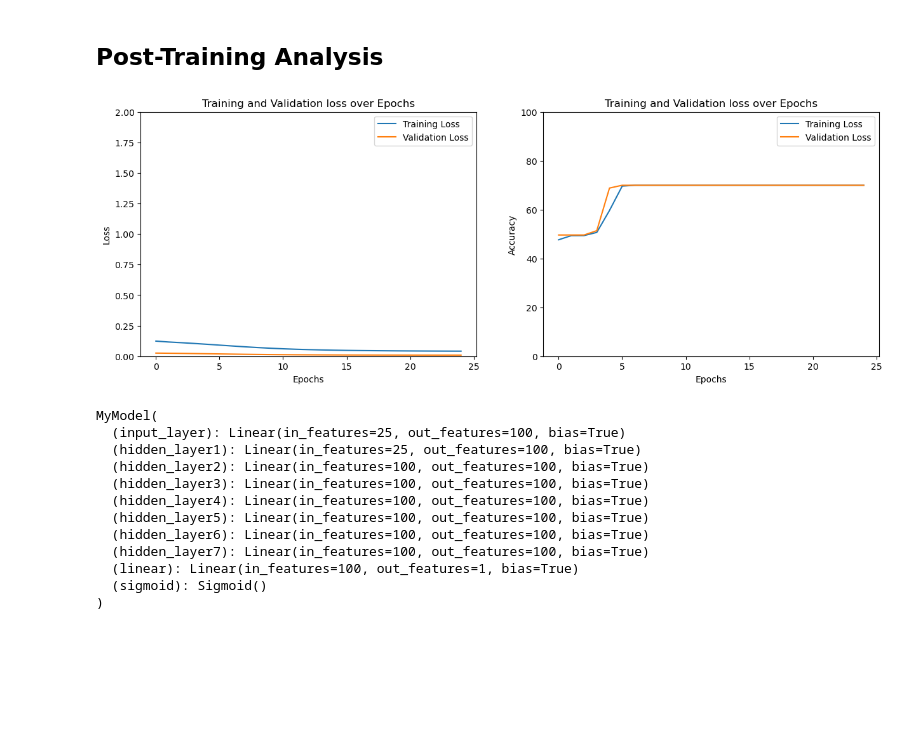
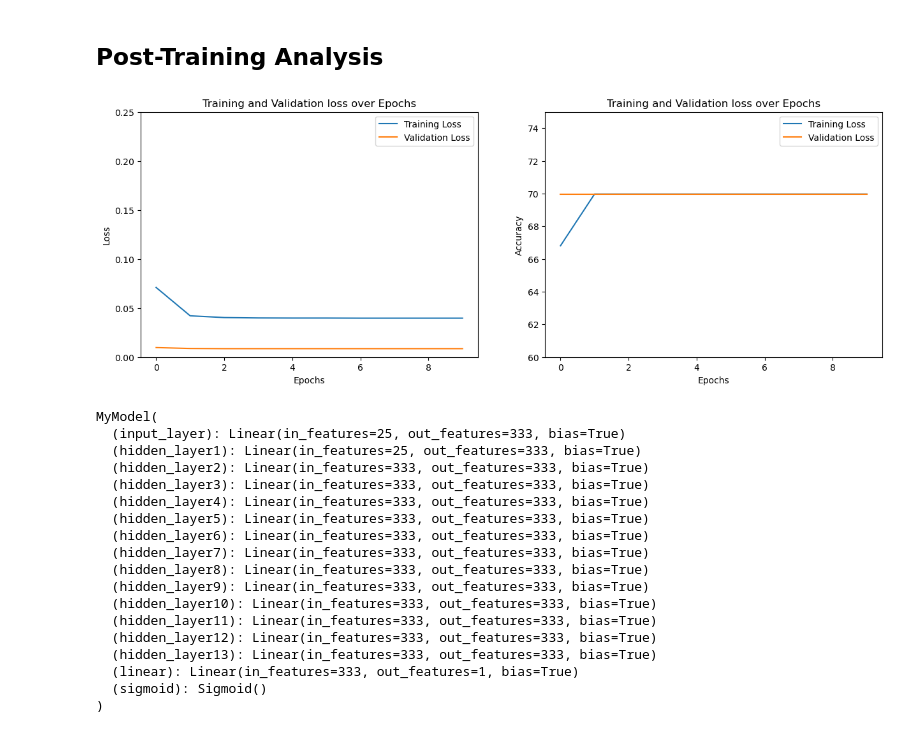
Before and after one commit to Jadon-AI/Machine-Learning-Projects, a Jupyter notebook: Insurance.ipynb, the cells around one changed output. Saved outputs shown, nothing was run; the diff lists cells and outputs as text; code cells hidden in the pictures; blank space fills up the shorter version.

```diff
--- a/Insurance.ipynb
+++ b/Insurance.ipynb
@@ -296,7 +296,7 @@ train_dataloader = DataLoader(training_data, batch_size = 32, shuffle = True)
 validation_dataloader = DataLoader(validation_data, batch_size = 32, shuffle = True)
 testing_dataloader = DataLoader(testing_data, batch_size = 32, shuffle = True)
 # %%
-Hidden_Neurons = 100
+Hidden_Neurons = 333
 
 class MyModel(nn.Module):
     def __init__(self):
@@ -311,6 +311,12 @@ class MyModel(nn.Module):
         self.hidden_layer5 = nn.Linear(Hidden_Neurons, Hidden_Neurons)
         self.hidden_layer6 = nn.Linear(Hidden_Neurons, Hidden_Neurons)
         self.hidden_layer7 = nn.Linear(Hidden_Neurons, Hidden_Neurons)
+        self.hidden_layer8 = nn.Linear(Hidden_Neurons, Hidden_Neurons)
+        self.hidden_layer9 = nn.Linear(Hidden_Neurons, Hidden_Neurons)
+        self.hidden_layer10 = nn.Linear(Hidden_Neurons, Hidden_Neurons)
+        self.hidden_layer11 = nn.Linear(Hidden_Neurons, Hidden_Neurons)
+        self.hidden_layer12 = nn.Linear(Hidden_Neurons, Hidden_Neurons)
+        self.hidden_layer13 = nn.Linear(Hidden_Neurons, Hidden_Neurons)
 
         self.linear = nn.Linear(Hidden_Neurons, 1) #output layer
         self.sigmoid = nn.Sigmoid()
@@ -347,14 +353,14 @@ Estimated Total Size (MB): 0.01
 ==========================================================================================
 # %%
 criterion = nn.BCELoss()
-optimizer = Adam(model.parameters(), lr = 1e-4)
+optimizer = Adam(model.parameters(), lr = 1e-3)
 # %%
 total_loss_train_plot = []
 total_loss_validation_plot = []
 total_acc_train_plot = []
 total_acc_validation_plot = []
 
-epochs = 25
+epochs = 10
 
 for epoch in range(epochs):
     total_acc_train = 0
@@ -430,25 +457,25 @@ Epoch no. 2
 # %%
 fig, axs = plt.subplots(nrows = 1, ncols = 2, figsize = (15,5))
 
 axs[0].plot(total_loss_train_plot, label = "Training Loss")
 axs[0].plot(total_loss_validation_plot, label = "Validation Loss")
 axs[0].set_title("Training and Validation loss over Epochs")
 axs[0].set_xlabel("Epochs")
 axs[0].set_ylabel("Loss")
-axs[0].set_ylim([0,2])
+axs[0].set_ylim([0,0.25])
 axs[0].legend()
 
 axs[1].plot(total_acc_train_plot, label = "Training Loss")
 axs[1].plot(total_acc_validation_plot, label = "Validation Loss")
 axs[1].set_title("Training and Validation loss over Epochs")
 axs[1].set_xlabel("Epochs")
 axs[1].set_ylabel("Accuracy")
-axs[1].set_ylim([0,100])
+axs[1].set_ylim([60,75])
 axs[1].legend()
 
 plt.show()
 # %% [output]
-[figure, old version]
+[figure, new version]
 # %%
 torch.save(model.state_dict(), "Insurance.pth")
 # %%
@@ -457,14 +484,20 @@ loaded_model.load_state_dict(torch.load("Insurance.pth"))
 loaded_model.eval()
 # %% [output]
 MyModel(
-  (input_layer): Linear(in_features=25, out_features=100, bias=True)
-  (hidden_layer1): Linear(in_features=25, out_features=100, bias=True)
-  (hidden_layer2): Linear(in_features=100, out_features=100, bias=True)
-  (hidden_layer3): Linear(in_features=100, out_features=100, bias=True)
-  (hidden_layer4): Linear(in_features=100, out_features=100, bias=True)
-  (hidden_layer5): Linear(in_features=100, out_features=100, bias=True)
-  (hidden_layer6): Linear(in_features=100, out_features=100, bias=True)
-  (hidden_layer7): Linear(in_features=100, out_features=100, bias=True)
-  (linear): Linear(in_features=100, out_features=1, bias=True)
+  (input_layer): Linear(in_features=25, out_features=333, bias=True)
+  (hidden_layer1): Linear(in_features=25, out_features=333, bias=True)
+  (hidden_layer2): Linear(in_features=333, out_features=333, bias=True)
+  (hidden_layer3): Linear(in_features=333, out_features=333, bias=True)
+  (hidden_layer4): Linear(in_features=333, out_features=333, bias=True)
+  (hidden_layer5): Linear(in_features=333, out_features=333, bias=True)
+  (hidden_layer6): Linear(in_features=333, out_features=333, bias=True)
+  (hidden_layer7): Linear(in_features=333, out_features=333, bias=True)
+  (hidden_layer8): Linear(in_features=333, out_features=333, bias=True)
+  (hidden_layer9): Linear(in_features=333, out_features=333, bias=True)
+  (hidden_layer10): Linear(in_features=333, out_features=333, bias=True)
+  (hidden_layer11): Linear(in_features=333, out_features=333, bias=True)
+  (hidden_layer12): Linear(in_features=333, out_features=333, bias=True)
+  (hidden_layer13): Linear(in_features=333, out_features=333, bias=True)
+  (linear): Linear(in_features=333, out_features=1, bias=True)
   (sigmoid): Sigmoid()
 )
```
Also changed, not shown: parts of 3 cells of this notebook.
